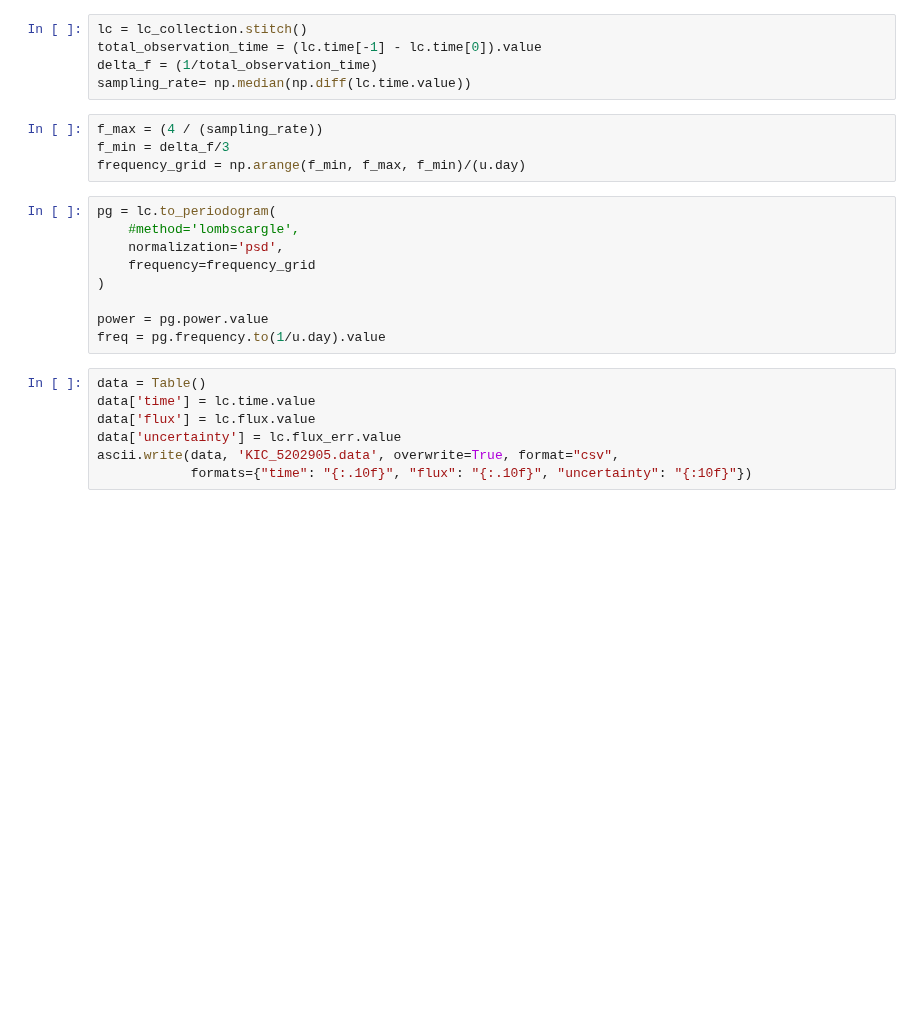
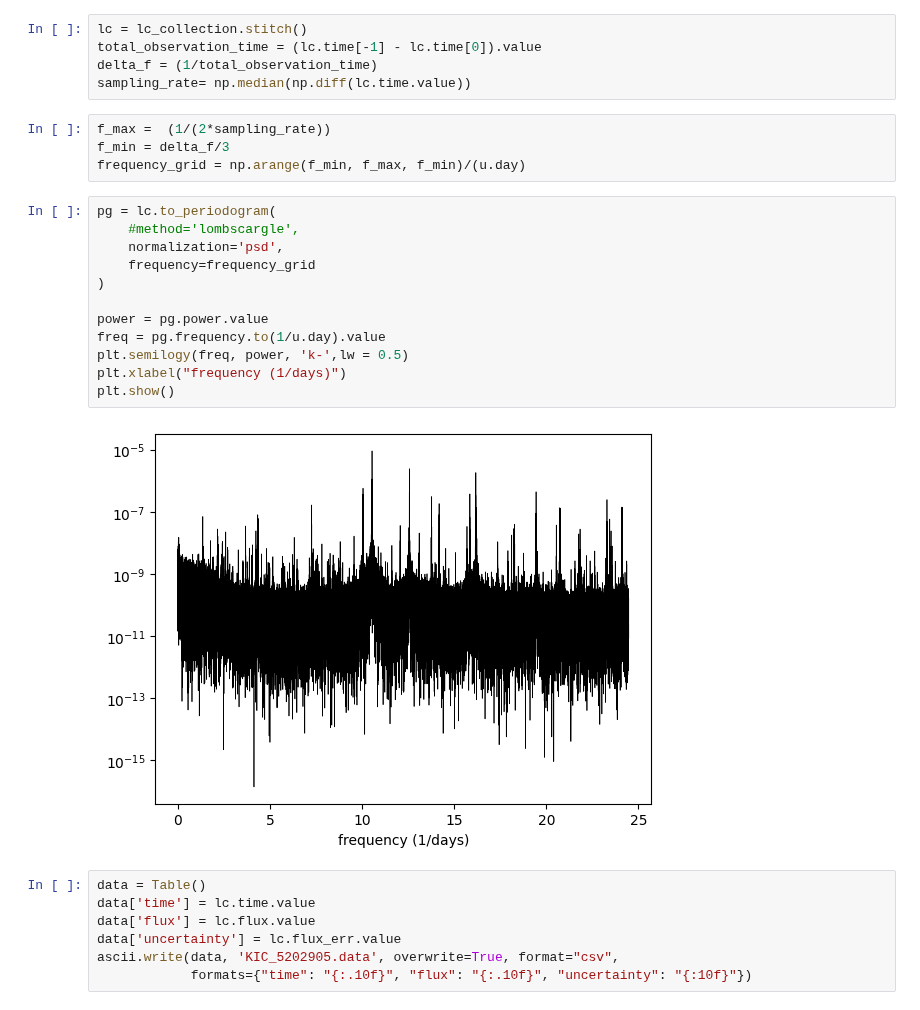
Before and after one commit to Hoggnation/cataloging_coherent_oscillators, a Jupyter notebook: CSVFileDataSending.ipynb, the cells around one changed output. Drawn from its saved outputs; the diff is of its cells as text; blank space fills up the shorter version.

```diff
--- a/CSVFileDataSending.ipynb
+++ b/CSVFileDataSending.ipynb
@@ -16,18 +17,23 @@ total_observation_time = (lc.time[-1] - lc.time[0]).value
 delta_f = (1/total_observation_time)
 sampling_rate= np.median(np.diff(lc.time.value))
 # %%
-f_max = (4 / (sampling_rate))
+f_max =  (1/(2*sampling_rate))
 f_min = delta_f/3
 frequency_grid = np.arange(f_min, f_max, f_min)/(u.day)
 # %%
 pg = lc.to_periodogram(
     #method='lombscargle',
     normalization='psd',
     frequency=frequency_grid
 )
 
 power = pg.power.value
 freq = pg.frequency.to(1/u.day).value
+plt.semilogy(freq, power, 'k-',lw = 0.5)
+plt.xlabel("frequency (1/days)")
+plt.show()
+# %% [output]
+[figure, added]
 # %%
 data = Table()
 data['time'] = lc.time.value
```
Also changed, not shown: parts of 2 cells of this notebook.
